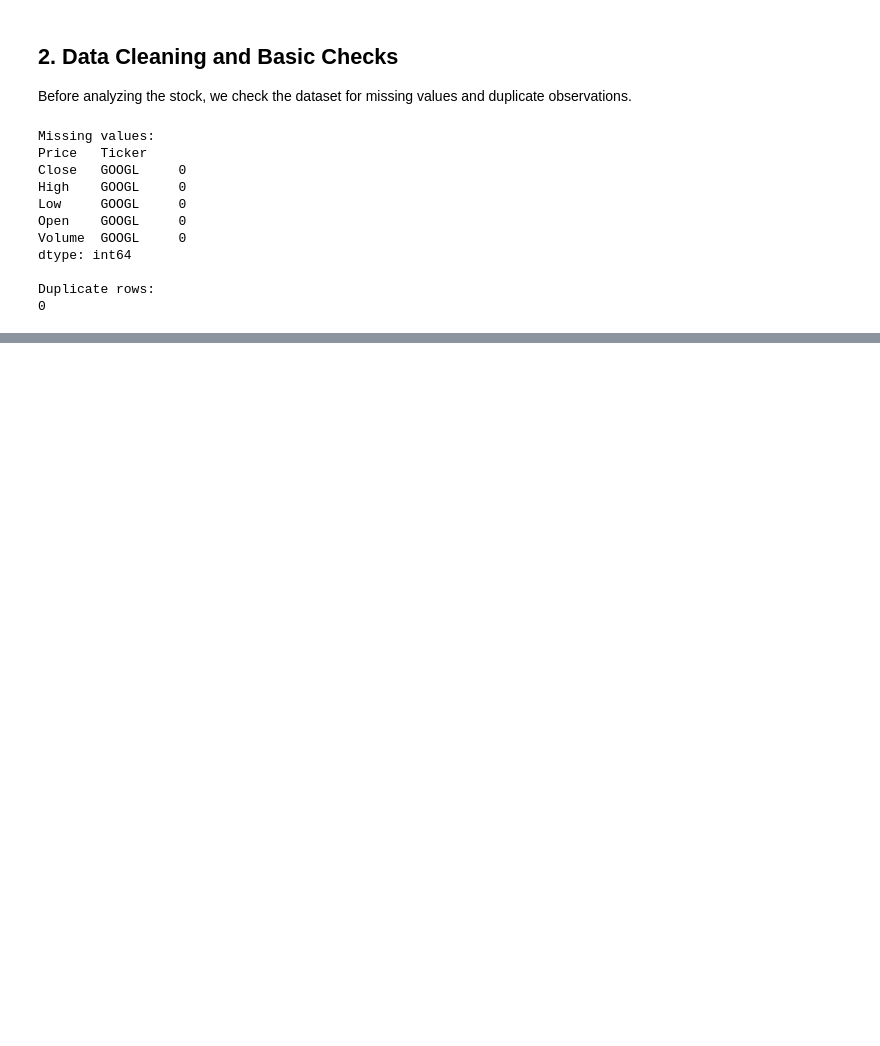
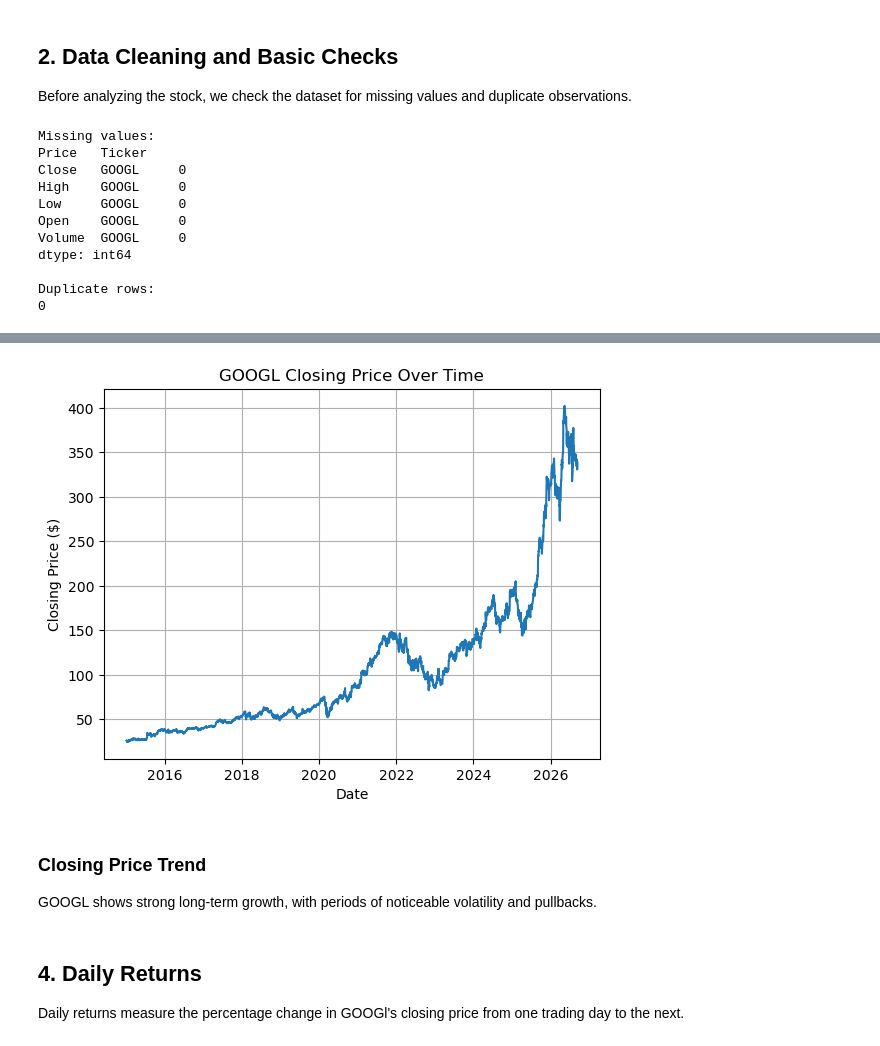
Before and after one commit to Jflo2412/google-stock-analysis, a Jupyter notebook: GOOGL_Stock_Analysis.ipynb, the cells around one changed output, grey strips where cells are left out. Saved outputs shown, nothing was run; the diff lists cells and outputs as text; code cells hidden in the pictures; blank space fills up the shorter version.

Commit message:
Completed Google stock analysis project

```diff
--- a/GOOGL_Stock_Analysis.ipynb
+++ b/GOOGL_Stock_Analysis.ipynb
@@ -99,0 +115,21 @@ Duplicate rows:
+# %%
+import matplotlib.pyplot as plt
+
+plt.plot(data.index, data['Close']['GOOGL'])
+
+plt.title('GOOGL Closing Price Over Time')
+plt.xlabel('Date')
+plt.ylabel('Closing Price ($)')
+plt.grid(True)
+
+plt.show()
+# %% [output]
+[figure, added]
+# %% [markdown]
+### Closing Price Trend
+
+GOOGL shows strong long-term growth, with periods of noticeable volatility and pullbacks.
+# %% [markdown]
+## 4. Daily Returns
+
+Daily returns measure the percentage change in GOOGl's closing price from one trading day to the next.
```
Also changed, not shown: parts of 38 cells of this notebook.
